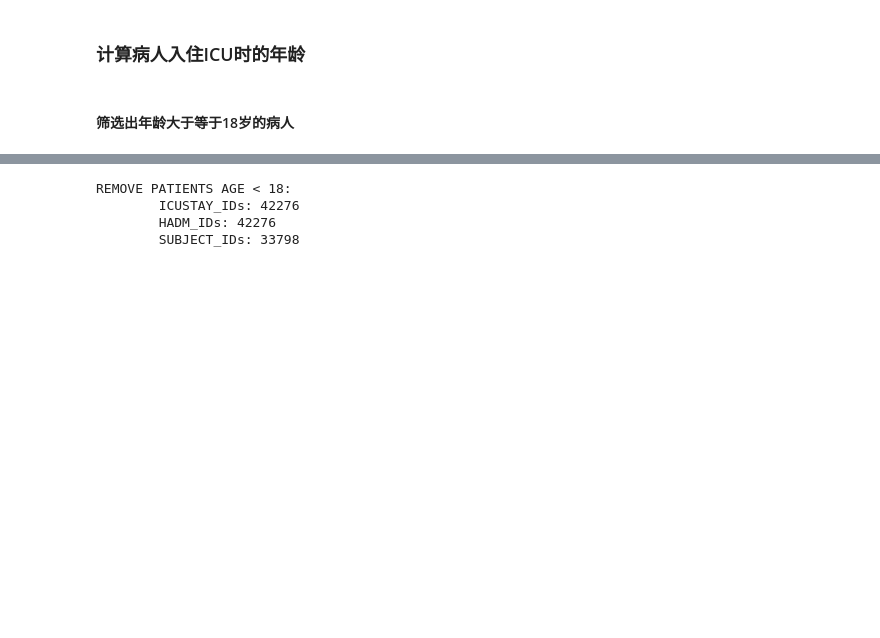
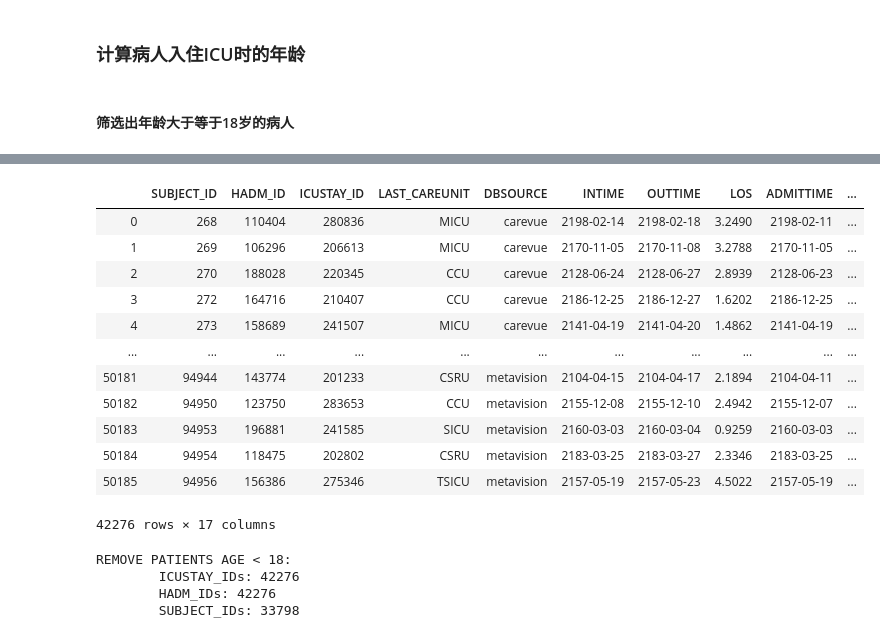
Before and after one commit to LandAndLand/mimic3-benchmarks, a Jupyter notebook: mimic3benchmark/scripts/preprocess.ipynb, the cells around one changed output, grey strips where cells are left out. Drawn from its saved outputs; the diff is of its cells as text; code cells hidden in the pictures; blank space fills up the shorter version.

```diff
--- a/mimic3benchmark/scripts/preprocess.ipynb
+++ b/mimic3benchmark/scripts/preprocess.ipynb
@@ -255,3 +270,19 @@ icustays = icustays[(icustays.age >= 18) & (icustays.age <= np.inf)]
+# %%
+icustays
+# %% [output]
+|  | SUBJECT_ID | HADM_ID | ICUSTAY_ID | LAST_CAREUNIT | DBSOURCE | INTIME | OUTTIME | LOS | ADMITTIME | ... |
+| 0 | 268 | 110404 | 280836 | MICU | carevue | 2198-02-14 | 2198-02-18 | 3.2490 | 2198-02-11 | ... |
+| 1 | 269 | 106296 | 206613 | MICU | carevue | 2170-11-05 | 2170-11-08 | 3.2788 | 2170-11-05 | ... |
+| 2 | 270 | 188028 | 220345 | CCU | carevue | 2128-06-24 | 2128-06-27 | 2.8939 | 2128-06-23 | ... |
+| 3 | 272 | 164716 | 210407 | CCU | carevue | 2186-12-25 | 2186-12-27 | 1.6202 | 2186-12-25 | ... |
+| 4 | 273 | 158689 | 241507 | MICU | carevue | 2141-04-19 | 2141-04-20 | 1.4862 | 2141-04-19 | ... |
+| ... | ... | ... | ... | ... | ... | ... | ... | ... | ... | ... |
+| 50181 | 94944 | 143774 | 201233 | CSRU | metavision | 2104-04-15 | 2104-04-17 | 2.1894 | 2104-04-11 | ... |
+| 50182 | 94950 | 123750 | 283653 | CCU | metavision | 2155-12-08 | 2155-12-10 | 2.4942 | 2155-12-07 | ... |
+| 50183 | 94953 | 196881 | 241585 | SICU | metavision | 2160-03-03 | 2160-03-04 | 0.9259 | 2160-03-03 | ... |
+| 50184 | 94954 | 118475 | 202802 | CSRU | metavision | 2183-03-25 | 2183-03-27 | 2.3346 | 2183-03-25 | ... |
+| 50185 | 94956 | 156386 | 275346 | TSICU | metavision | 2157-05-19 | 2157-05-23 | 4.5022 | 2157-05-19 | ... |
+42276 rows × 17 columns
 # %%
 print('REMOVE PATIENTS AGE < 18:\n\tICUSTAY_IDs: {}\n\tHADM_IDs: {}\n\tSUBJECT_IDs: {}'.format(icustays.ICUSTAY_ID.unique().shape[0], icustays.HADM_ID.unique().shape[0], icustays.SUBJECT_ID.unique().shape[0]))
 # %% [output]
```
Also changed, not shown: parts of 11 cells of this notebook.
